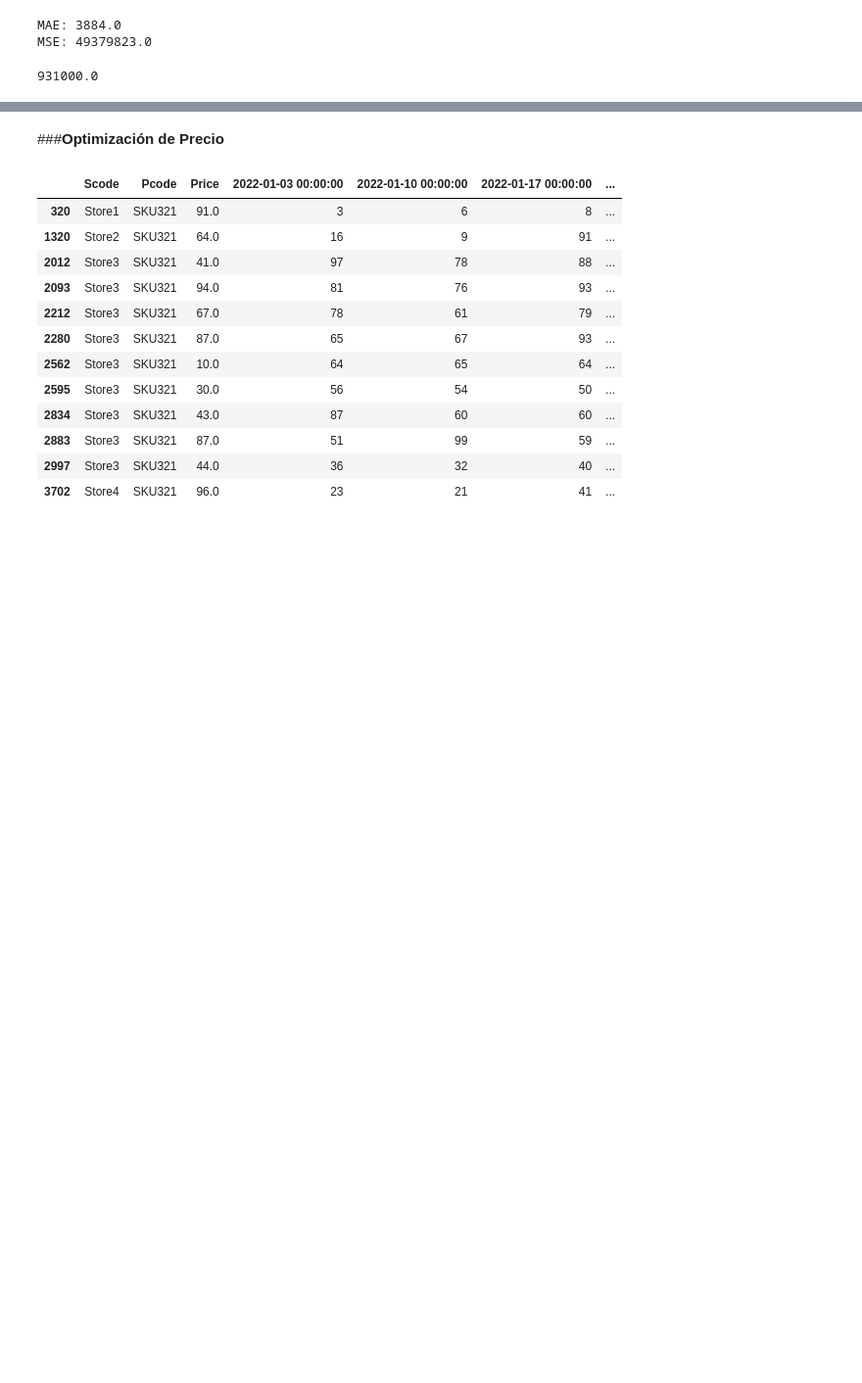
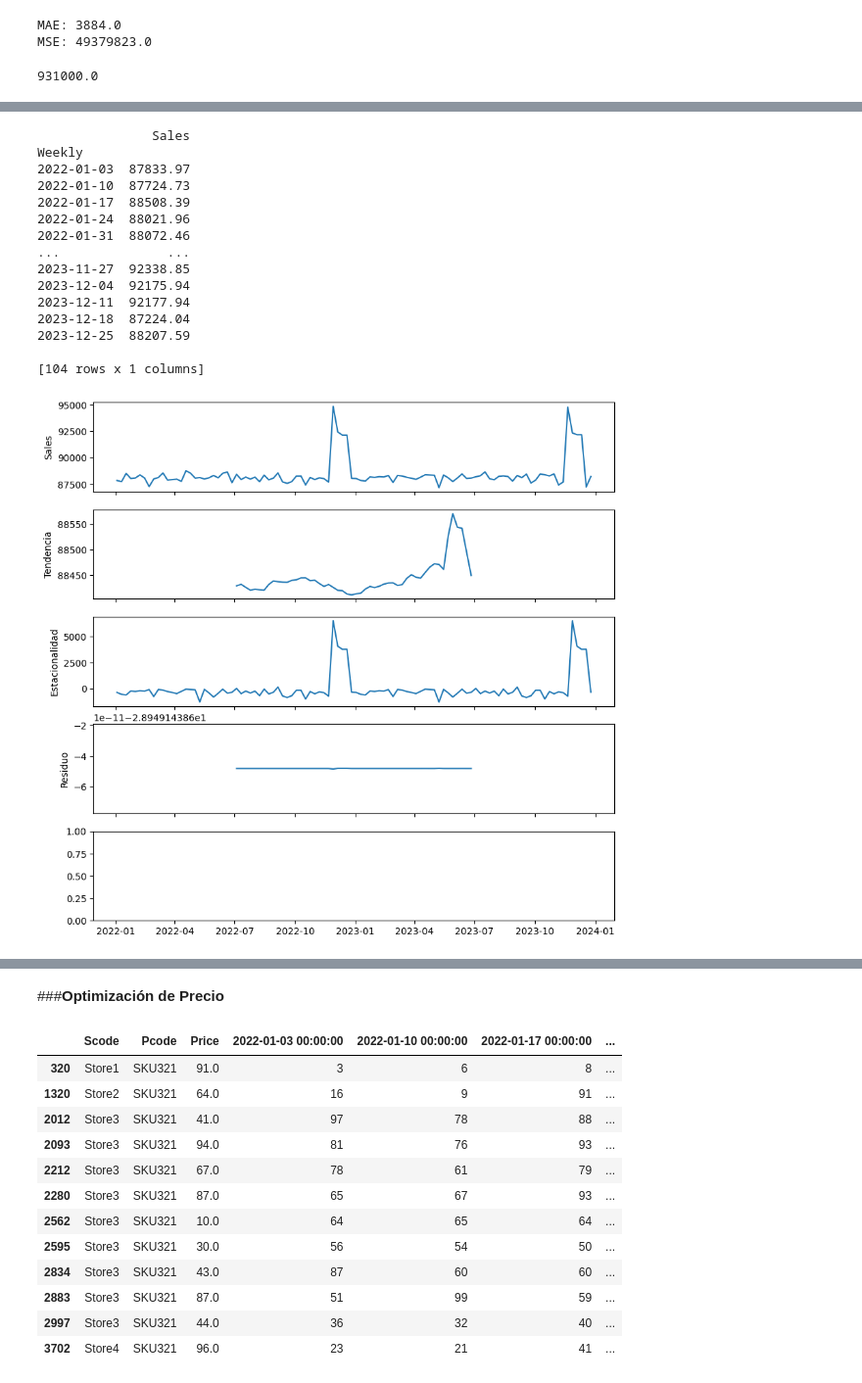
Before and after one commit to superpanditas/Quinio, a Jupyter notebook: Weekly_SKU_level_Product_Sales_Transactions.ipynb, the cells around one changed output, grey strips where cells are left out. Shown at 98% size. Saved outputs shown, nothing was run; the diff lists cells and outputs as text; code cells hidden in the pictures; blank space fills up the shorter version.

```diff
--- a/Weekly_SKU_level_Product_Sales_Transactions.ipynb
+++ b/Weekly_SKU_level_Product_Sales_Transactions.ipynb
@@ -1378,0 +1526,38 @@ print(next_weeks_4['Sales'].sum().round())
+# %%
+# Review of seasonality, cyclicality and trend of the general data of store 1 through a decomposition of the time series ...
+ts_store5 = data_5_skus_agg.copy()
+
+ts_store5 = ts_store5.set_index('Weekly').round(2)
+print(ts_store5)
+
+# Classic Descomposition
+from statsmodels.tsa.seasonal import seasonal_decompose
+decomp = seasonal_decompose(ts_store5, model='additive')
+
+fig, ax = plt.subplots(nrows=5, figsize=(10,10), sharex=True)
+ax[0].plot(ts_store5)
+ax[0].set_ylabel('Sales')
+ax[1].plot(decomp.trend)
+ax[1].set_ylabel('Tendencia')
+ax[2].plot(decomp.seasonal)
+ax[2].set_ylabel('Estacionalidad')
+ax[3].plot(decomp.resid)
+ax[3].set_ylabel('Residuo')
+plt.show()
+# %% [output]
+               Sales
+Weekly
+2022-01-03  87833.97
+2022-01-10  87724.73
+2022-01-17  88508.39
+2022-01-24  88021.96
+2022-01-31  88072.46
+...              ...
+2023-11-27  92338.85
+2023-12-04  92175.94
+2023-12-11  92177.94
+2023-12-18  87224.04
+2023-12-25  88207.59
+
+[104 rows x 1 columns]
+[figure, added]
```
Also changed, not shown: parts of 11 cells of this notebook.
